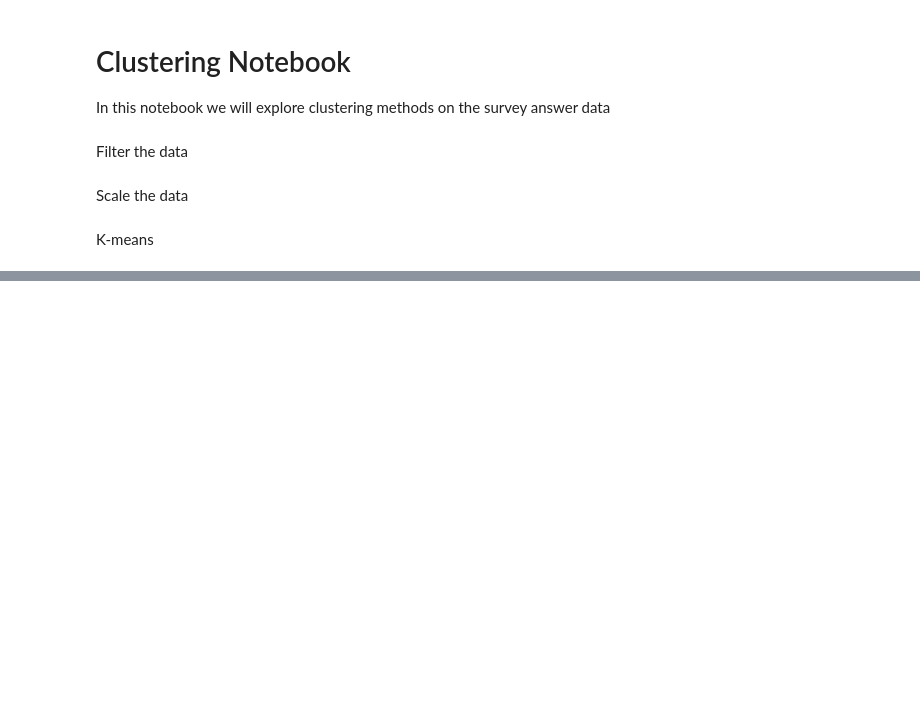
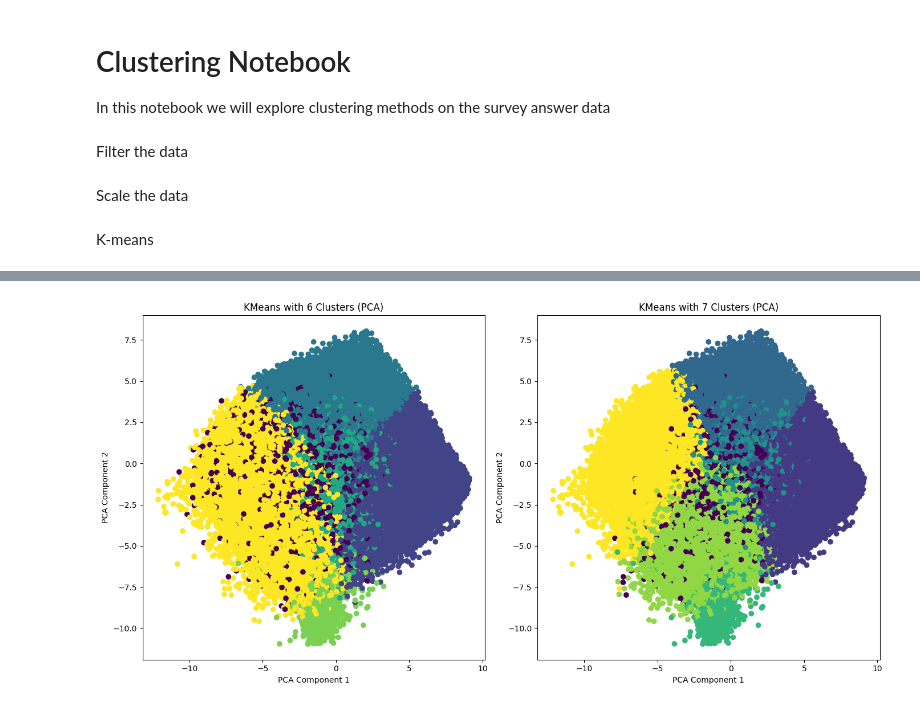
Before and after one commit to jbmages/capstone-project, a Jupyter notebook: notebooks/clustering.ipynb, the cells around one changed output, grey strips where cells are left out. Saved outputs shown, nothing was run; the diff lists cells and outputs as text; code cells hidden in the pictures; blank space fills up the shorter version.

```diff
--- a/notebooks/clustering.ipynb
+++ b/notebooks/clustering.ipynb
@@ -77,0 +91,41 @@ plt.show()
+# %%
+import matplotlib.pyplot as plt
+from sklearn.decomposition import PCA
+from sklearn.manifold import TSNE
+
+# Fit KMeans with 6 and 7 clusters
+kmeans_6 = MiniBatchKMeans(n_clusters=6, random_state=42, batch_size=1000)
+kmeans_7 = MiniBatchKMeans(n_clusters=7, random_state=42, batch_size=1000)
+
+# Assign clusters
+clusters_6 = kmeans_6.fit_predict(data_scaled)
+clusters_7 = kmeans_7.fit_predict(data_scaled)
+
+# Use PCA for dimensionality reduction (2D)
+pca = PCA(n_components=2)
+data_pca = pca.fit_transform(data_scaled)
+
+# Alternatively, you can use t-SNE (it might take longer, especially with a large dataset)
+# tsne = TSNE(n_components=2, random_state=42)
+# data_tsne = tsne.fit_transform(data_scaled)
+
+# Create subplots to show the visualizations
+fig, axes = plt.subplots(1, 2, figsize=(14, 7))
+
+# Plot for 6 clusters
+axes[0].scatter(data_pca[:, 0], data_pca[:, 1], c=clusters_6, cmap='viridis', marker='o')
+axes[0].set_title('KMeans with 6 Clusters (PCA)')
+axes[0].set_xlabel('PCA Component 1')
+axes[0].set_ylabel('PCA Component 2')
+
+# Plot for 7 clusters
+axes[1].scatter(data_pca[:, 0], data_pca[:, 1], c=clusters_7, cmap='viridis', marker='o')
+axes[1].set_title('KMeans with 7 Clusters (PCA)')
+axes[1].set_xlabel('PCA Component 1')
+axes[1].set_ylabel('PCA Component 2')
+
+# Adjust layout for better spacing
+plt.tight_layout()
+plt.show()
+# %% [output]
+[figure, added]
```
Also changed, not shown: parts of 13 cells of this notebook.
